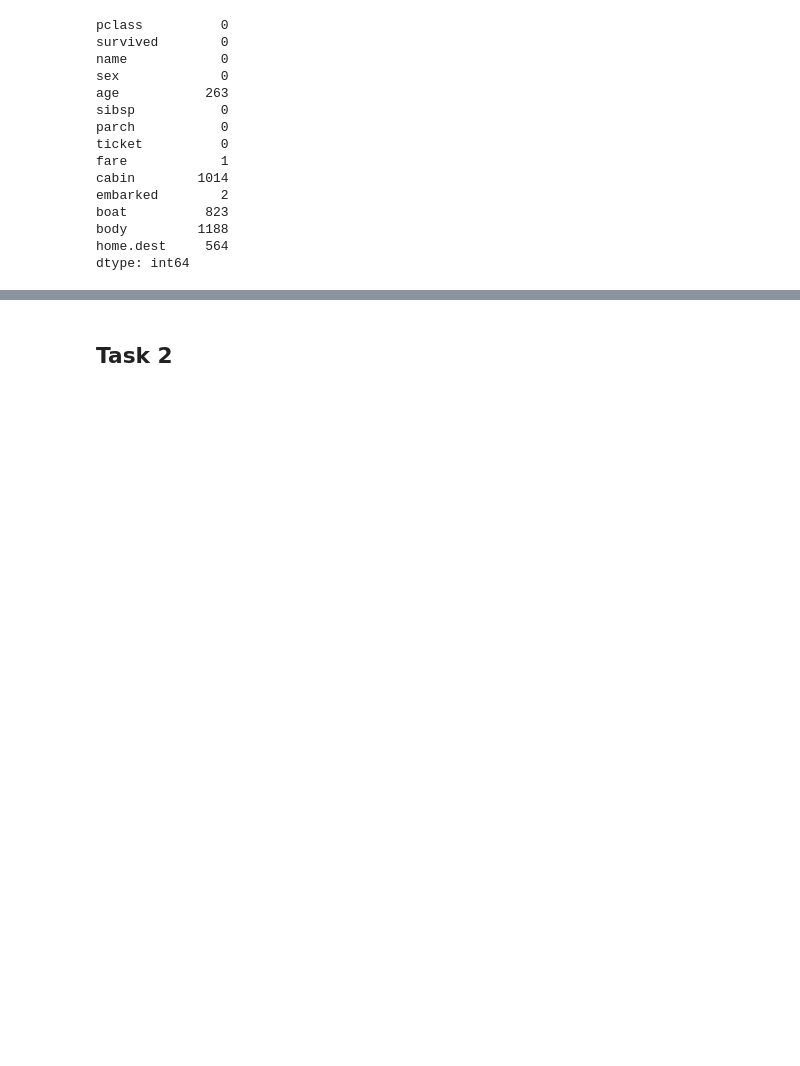
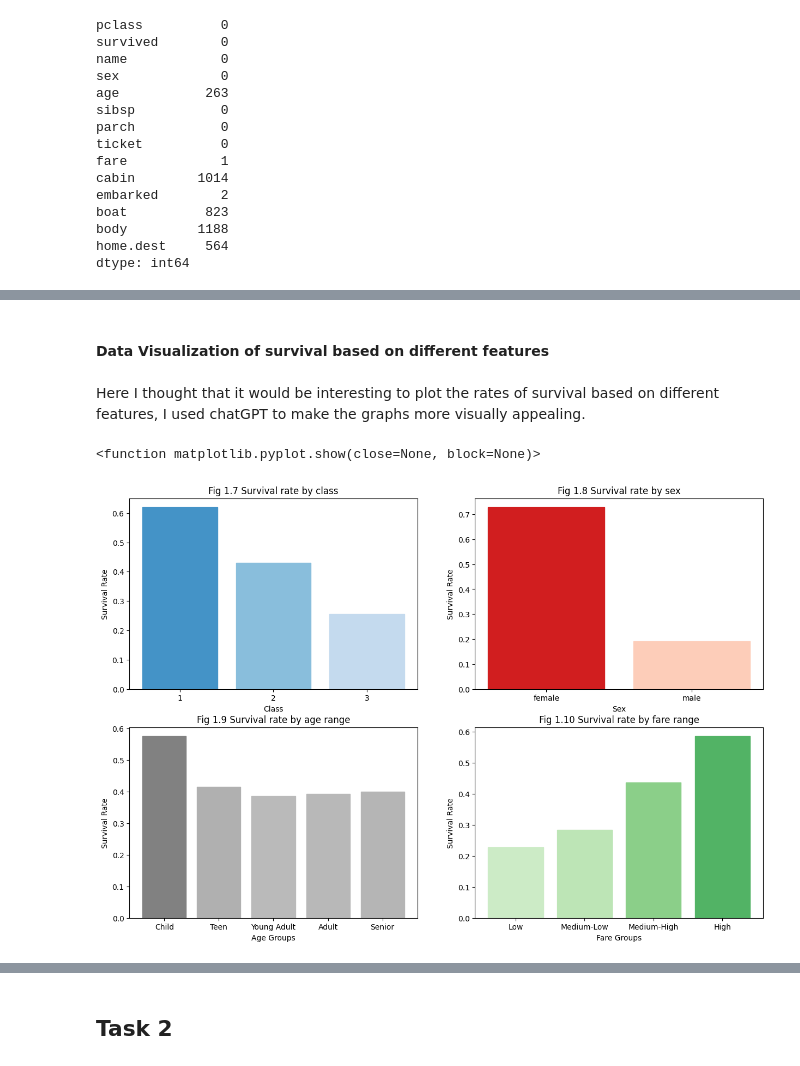
Before and after one commit to Soimanul/ML-fundamentals-2025, a Jupyter notebook: assignment_1_Vlad_Soimu[Soimu].ipynb, the cells around one changed output, grey strips where cells are left out. Drawn from its saved outputs; the diff is of its cells as text; code cells hidden in the pictures; blank space fills up the shorter version.

```diff
--- a/assignment_1_Vlad_Soimu[Soimu].ipynb
+++ b/assignment_1_Vlad_Soimu[Soimu].ipynb
@@ -84,0 +184,62 @@ dtype: int64
+# %% [markdown]
+#### Data Visualization of survival based on different features
+# %% [markdown]
+Here I thought that it would be interesting to plot the rates of survival based on different features, I used chatGPT to make the graphs more visually appealing.
+# %%
+plt.figure(figsize=(15, 10))
+
+# 1. Survival by class
+plt.subplot(2,2,1)
+ax1 = plt.gca()
+survival_by_class = df.groupby('pclass')['survived'].mean()
+bars1 = ax1.bar(range(len(survival_by_class)), survival_by_class)
+for bar in bars1:
+    bar.set_color(plt.cm.Blues(bar.get_height()))
+plt.title("Fig 1.7 Survival rate by class")
+plt.xlabel("Class")
+plt.ylabel("Survival Rate")
+plt.xticks(range(len(survival_by_class)), survival_by_class.index, rotation=0)
+
+# 2. Survival by sex
+plt.subplot(2,2,2)
+ax2 = plt.gca()
+survival_by_sex = df.groupby('sex')['survived'].mean()
+bars2 = ax2.bar(range(len(survival_by_sex)), survival_by_sex)
+for bar in bars2:
+    bar.set_color(plt.cm.Reds(bar.get_height()))
+plt.title("Fig 1.8 Survival rate by sex")
+plt.xlabel("Sex")
+plt.ylabel("Survival Rate")
+plt.xticks(range(len(survival_by_sex)), survival_by_sex.index, rotation=0)
+
+# 3. Survival by Age
+plt.subplot(2,2,3)
+df['age_group'] = pd.cut(df['age'], bins=[0, 12, 18, 35, 50, 100], labels=['Child', 'Teen', 'Young Adult', 'Adult', 'Senior'])
+ax3 = plt.gca()
+survival_by_age = df.groupby('age_group', observed=True)['survived'].mean()
+bars3 = ax3.bar(range(len(survival_by_age)), survival_by_age)
+for bar in bars3:
+    bar.set_color(plt.cm.Greys(bar.get_height()))
+plt.title("Fig 1.9 Survival rate by age range")
+plt.xlabel("Age Groups")
+plt.ylabel("Survival Rate")
+plt.xticks(range(len(survival_by_age)), survival_by_age.index, rotation=0)
+
+# 4. Survival by Fare
+plt.subplot(2,2,4)
+df['fare_range'] = pd.qcut(df['fare'], q=4, labels=['Low', 'Medium-Low', 'Medium-High', 'High'])
+ax4 = plt.gca()
+survival_by_fare = df.groupby('fare_range', observed=True)['survived'].mean()
+bars4 = ax4.bar(range(len(survival_by_fare)), survival_by_fare)
+for bar in bars4:
+    bar.set_color(plt.cm.Greens(bar.get_height()))
+plt.title("Fig 1.10 Survival rate by fare range")
+plt.xlabel("Fare Groups")
+plt.ylabel("Survival Rate")
+plt.xticks(range(len(survival_by_fare)), survival_by_fare.index, rotation=0)
+
+plt.tight_layout
+plt.show
+# %% [output]
+<function matplotlib.pyplot.show(close=None, block=None)>
+[figure, added]
```
Also changed, not shown: parts of 14 cells of this notebook.
